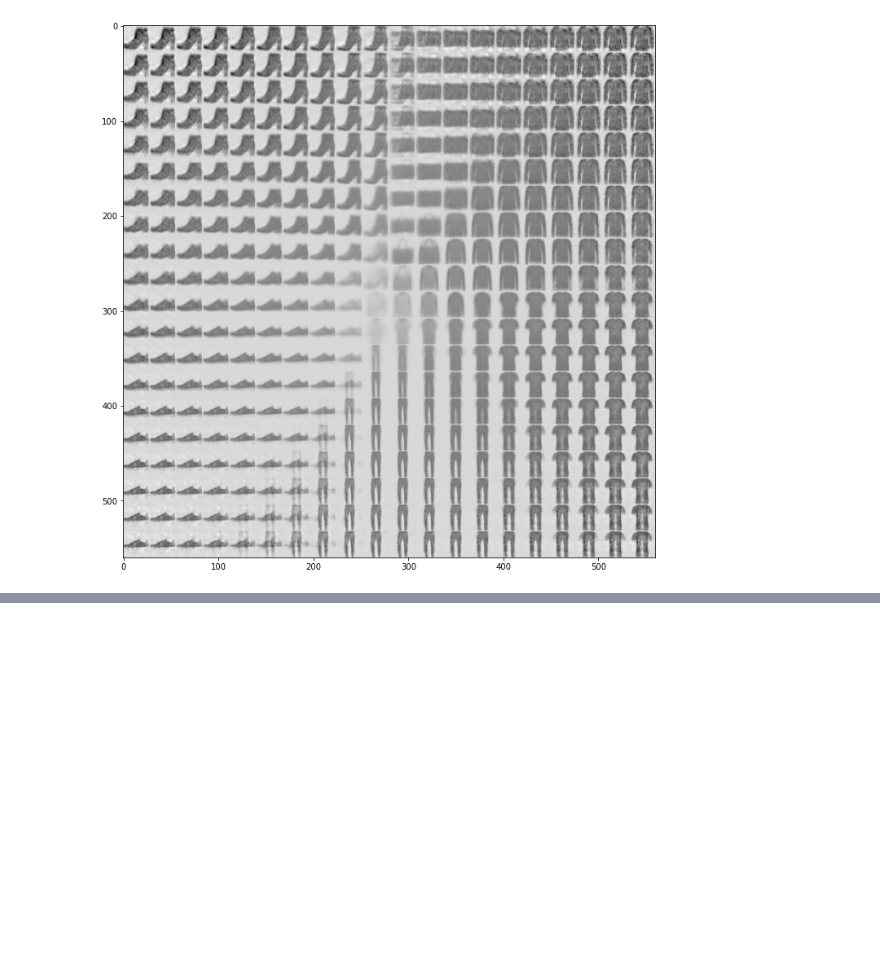
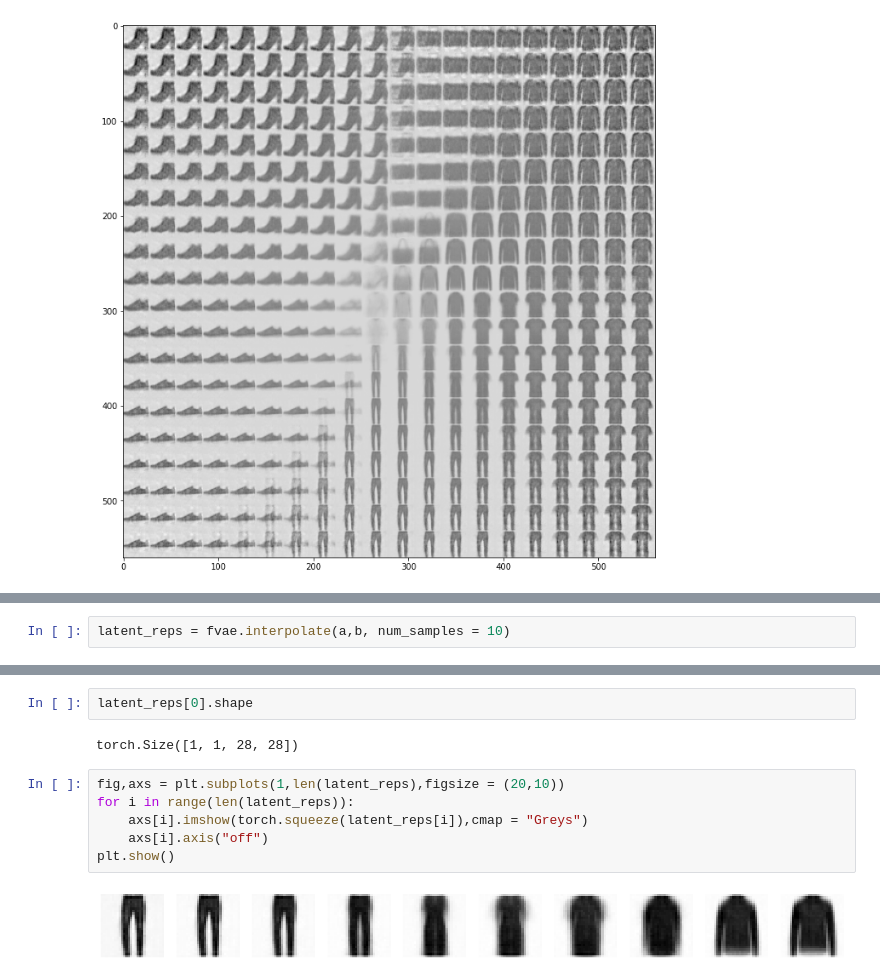
Before and after one commit to SamShowalter/CS273_Final_Project_VAE, a Jupyter notebook: notebooks/VAE_Training.ipynb, the cells around one changed output, grey strips where cells are left out. Cells and saved outputs as stored; diff of their text form; blank space fills up the shorter version.

```diff
--- a/notebooks/VAE_Training.ipynb
+++ b/notebooks/VAE_Training.ipynb
@@ -143,0 +164,2 @@ plt.imshow(torch.squeeze(fvae.sample(1).detach().cpu()), cmap = "Greys");
+# %%
+latent_reps = fvae.interpolate(a,b, num_samples = 10)
@@ -143,0 +177,12 @@ plt.imshow(torch.squeeze(fvae.sample(1).detach().cpu()), cmap = "Greys");
+# %%
+latent_reps[0].shape
+# %% [output]
+torch.Size([1, 1, 28, 28])
+# %%
+fig,axs = plt.subplots(1,len(latent_reps),figsize = (20,10))
+for i in range(len(latent_reps)):
+    axs[i].imshow(torch.squeeze(latent_reps[i]),cmap = "Greys")
+    axs[i].axis("off")
+plt.show()
+# %% [output]
+[figure, added]
```
Also changed, not shown: parts of 8 cells of this notebook, 1 other file.
